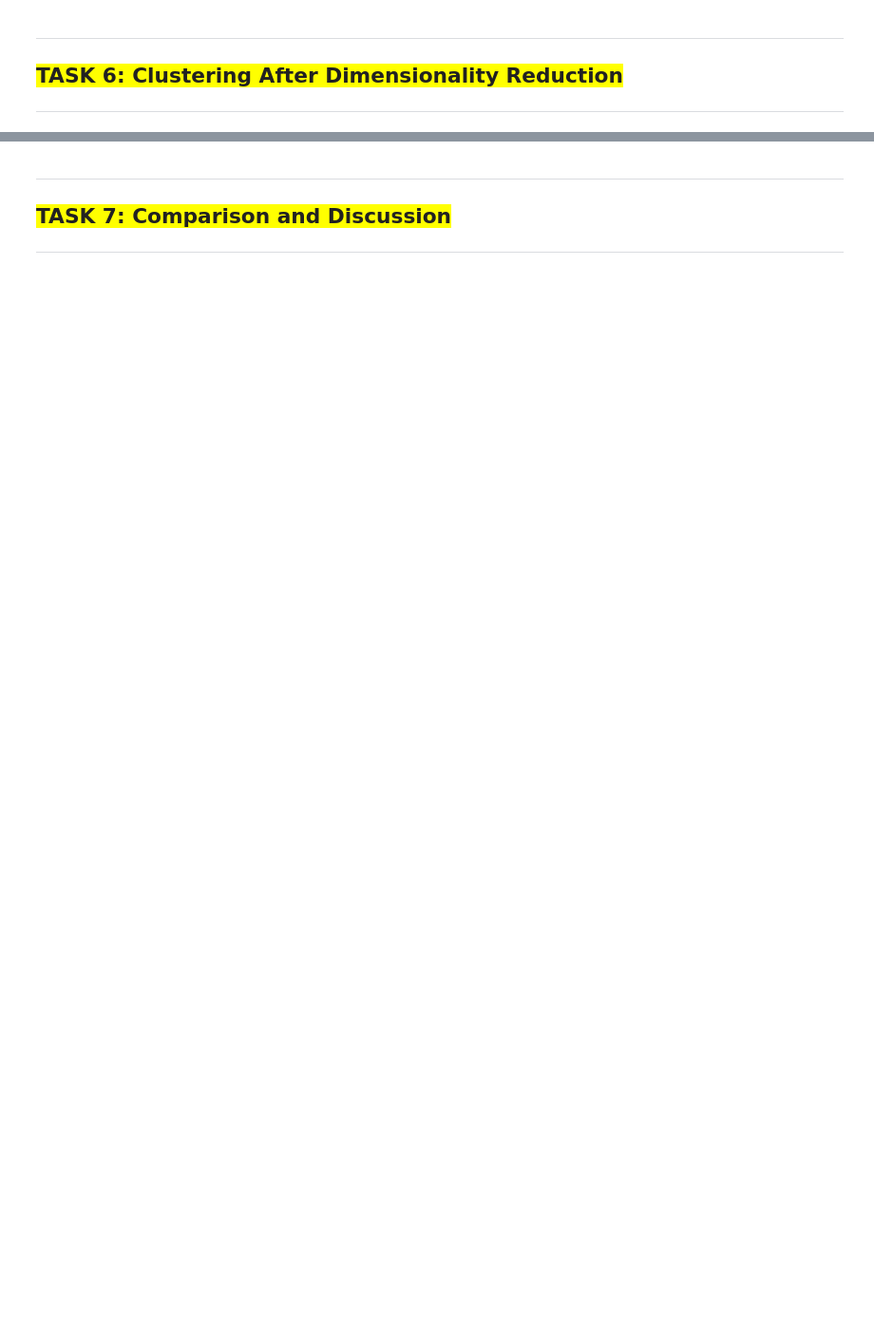
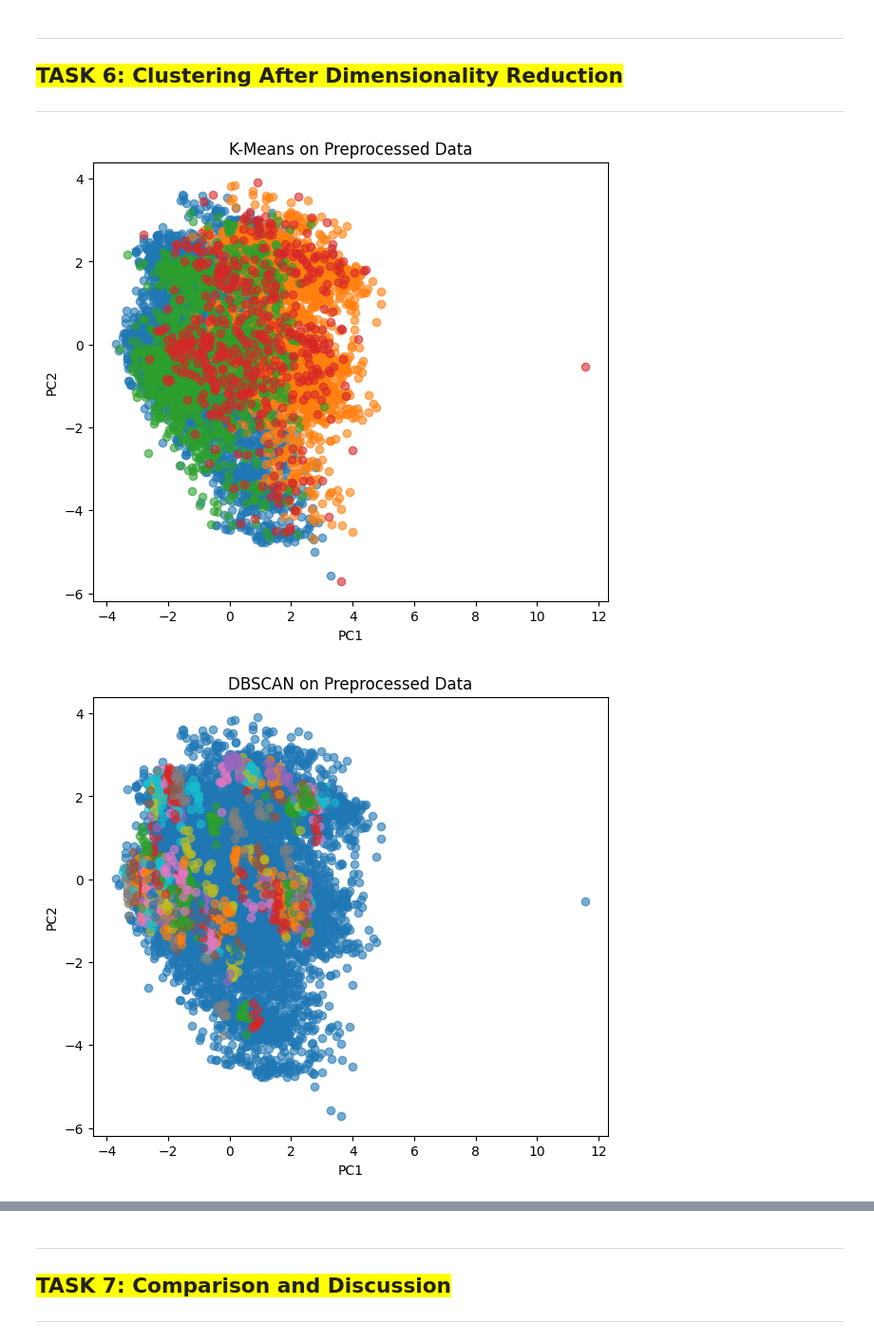
Before and after one commit to neha-palak/IML_A2, a Jupyter notebook: assignment2.ipynb, the cells around one changed output, grey strips where cells are left out. Shown at 95% size. Drawn from its saved outputs; the diff is of its cells as text; code cells hidden in the pictures; blank space fills up the shorter version.

```diff
--- a/assignment2.ipynb
+++ b/assignment2.ipynb
@@ -844,0 +990,5 @@ bank1 = pd.concat([X_res, y_res], axis=1) #new dataframe
+# %%
+pca = PCA(n_components=2)
+X_2d = pca.fit_transform(X_scaled)
+
+print("PCA explained variance ratio:", pca.explained_variance_ratio_)
@@ -848,3 +1010,23 @@ bank1 = pd.concat([X_res, y_res], axis=1) #new dataframe
 ## <span style="background-color:yellow;">TASK 6: Clustering After Dimensionality Reduction</span>
 
 ***
+# %%
+def plot_clusters(X2, labels, title=""):
+    plt.figure(figsize=(7,6))
+    unique = np.unique(labels)
+    for l in unique:
+        mask = labels==l
+        lbl = 'noise' if l==-1 else f'Cluster {l}'
+        plt.scatter(X2[mask,0], X2[mask,1], alpha=0.6, label=lbl)
+    plt.xlabel("PC1")
+    plt.ylabel("PC2")
+    plt.title(title)
+    # plt.legend()
+    plt.show()
+
+# Pre-dimension reduction visualization
+plot_clusters(X_2d, labels_km, "K-Means on Preprocessed Data")
+plot_clusters(X_2d, labels_db, "DBSCAN on Preprocessed Data")
+# %% [output]
+[figure, added]
+[figure, added]
```
Also changed, not shown: parts of 16 cells of this notebook.
